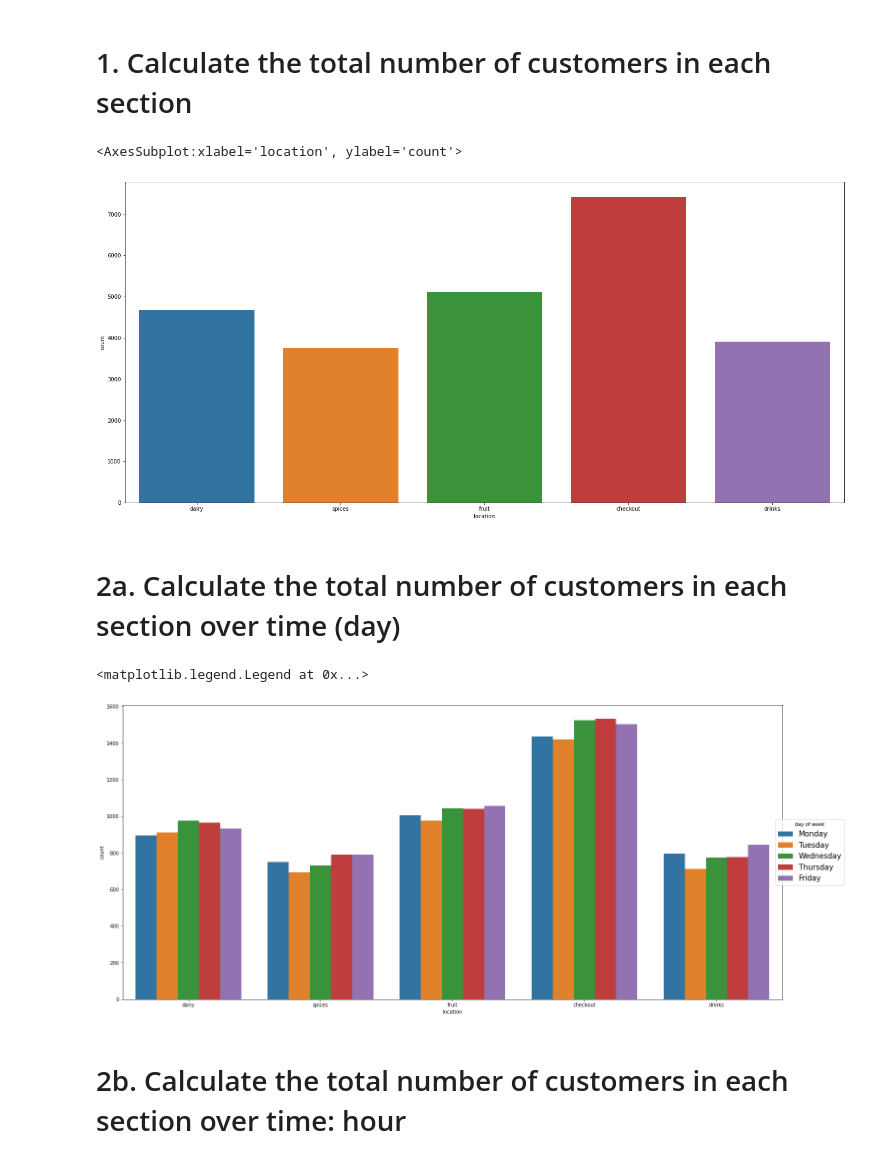
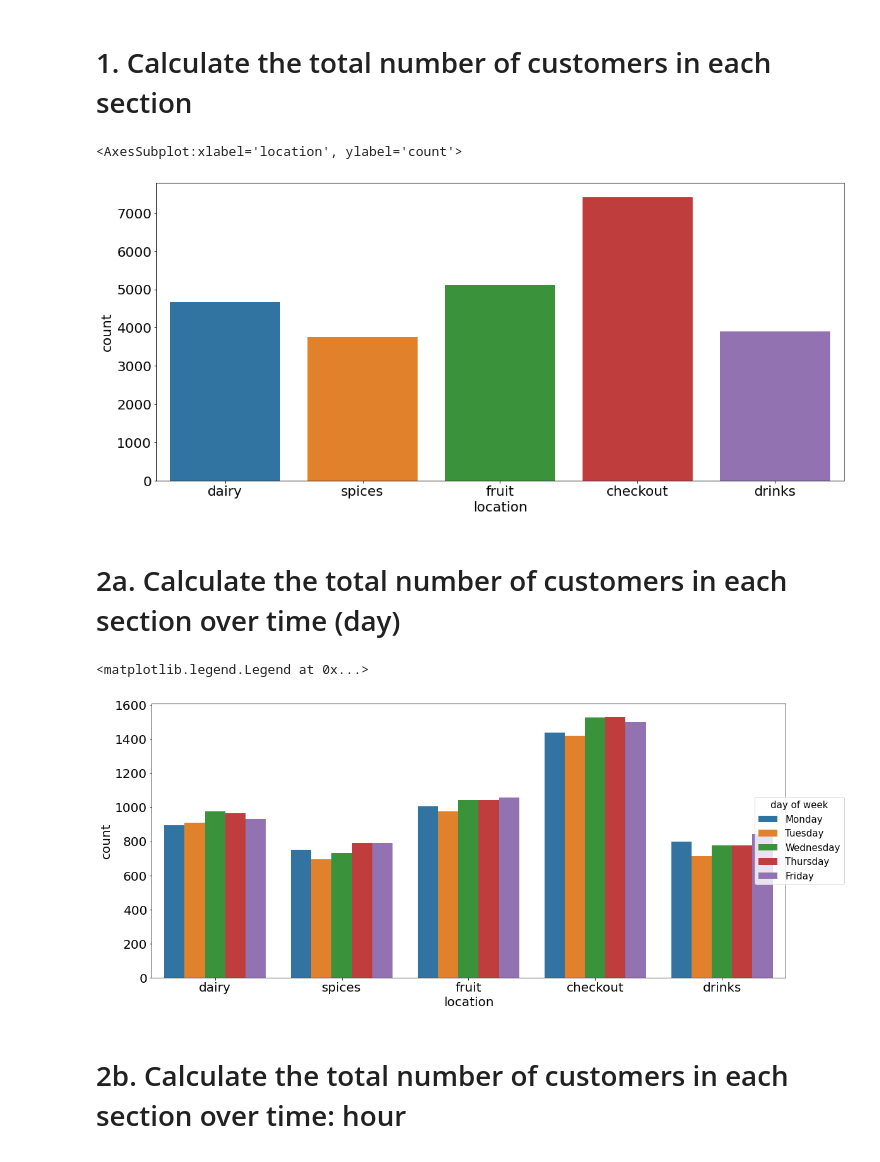
Before and after one commit to Amaranga/markov_ki, a Jupyter notebook: project8_data_exploration.ipynb, the cells around one changed output. Saved outputs shown, nothing was run; the diff lists cells and outputs as text; code cells hidden in the pictures.

```diff
--- a/project8_data_exploration.ipynb
+++ b/project8_data_exploration.ipynb
@@ -5,13 +5,13 @@ import seaborn as sns
 import matplotlib.pyplot as plt
 import glob # A module to match regular expressions in this case we want to match all csv files in a folder and flush them out!
 import calendar
-plt.rcParams["figure.figsize"] = (24, 11)
+plt.rcParams["figure.figsize"] = (18, 8)
 legend_size = 15
 plt.rcParams['legend.title_fontsize'] = legend_size
 plt.rcParams['xtick.labelsize']=20
 plt.rcParams['ytick.labelsize']=20
-plt.rcParams['axes.labelsize'] = 16
-plt.rcParams['axes.titlesize'] = 16
+plt.rcParams['axes.labelsize']=20
+plt.rcParams['axes.titlesize']=20
 # %% [markdown]
 # **Section 1: Data Preprocessing**
 # %%
@@ -117,15 +117,15 @@ Name: location, dtype: int64
 sns.countplot(x=df_all.location)
 # %% [output]
 <AxesSubplot:xlabel='location', ylabel='count'>
-[figure, old version]
+[figure, new version]
 # %% [markdown]
 # 2a. Calculate the total number of customers in each section over time (day)
 # %%
 sns.countplot(x=df_all.location, hue=df_all.day_of_week)
-plt.legend(bbox_to_anchor=(1.1, 0.5), loc=5, title = "day of week", fontsize = 15)a
+plt.legend(bbox_to_anchor=(1.1, 0.5), loc=5, title = "day of week", fontsize = 15)
 # %% [output]
 <matplotlib.legend.Legend at 0x...>
-[figure, old version]
+[figure, new version]
 # %% [markdown]
 # 2b. Calculate the total number of customers in each section over time: hour
 # %%
```
Also changed, not shown: parts of 11 cells of this notebook.
